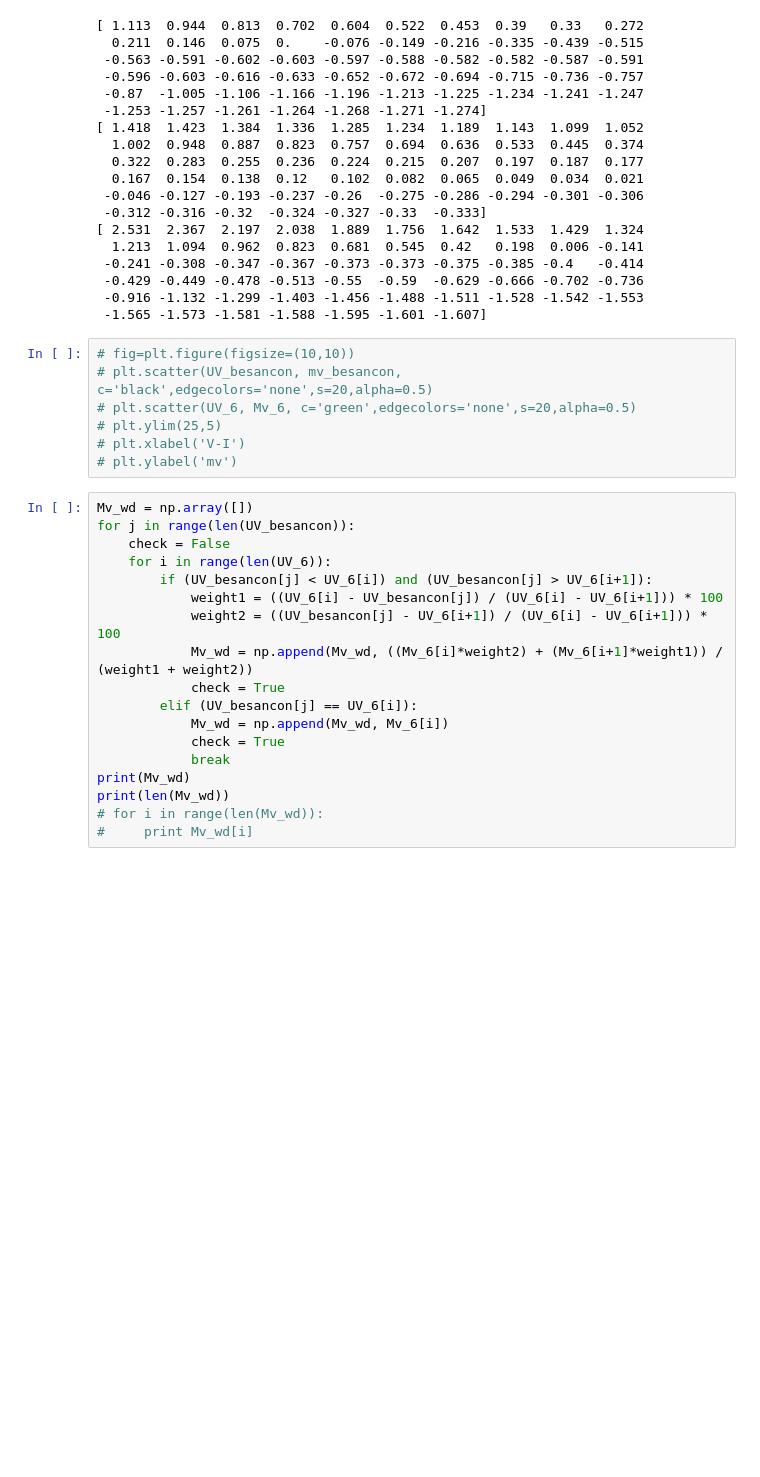
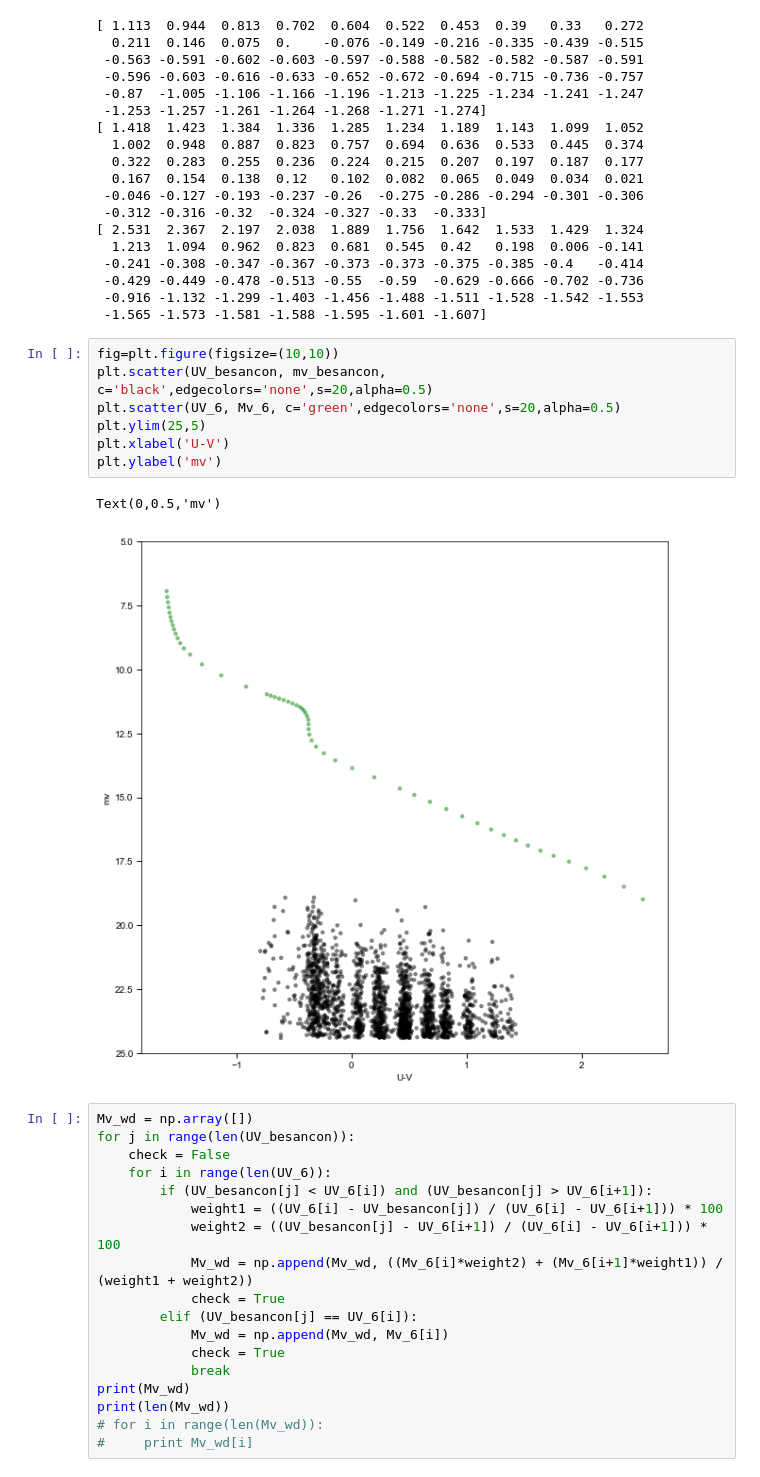
Before and after one commit to tanshijain/SIP2018, a Jupyter notebook: calculating_distance_besancon.ipynb, the cells around one changed output. Drawn from its saved outputs; the diff is of its cells as text; blank space fills up the shorter version.

Commit message:
Updating Besancon Code

```diff
--- a/calculating_distance_besancon.ipynb
+++ b/calculating_distance_besancon.ipynb
@@ -60,12 +60,15 @@ print(UV_6)
  -0.916 -1.132 -1.299 -1.403 -1.456 -1.488 -1.511 -1.528 -1.542 -1.553
  -1.565 -1.573 -1.581 -1.588 -1.595 -1.601 -1.607]
 # %%
-# fig=plt.figure(figsize=(10,10))
-# plt.scatter(UV_besancon, mv_besancon, c='black',edgecolors='none',s=20,alpha=0.5)
-# plt.scatter(UV_6, Mv_6, c='green',edgecolors='none',s=20,alpha=0.5)
-# plt.ylim(25,5)
-# plt.xlabel('V-I')
-# plt.ylabel('mv')
+fig=plt.figure(figsize=(10,10))
+plt.scatter(UV_besancon, mv_besancon, c='black',edgecolors='none',s=20,alpha=0.5)
+plt.scatter(UV_6, Mv_6, c='green',edgecolors='none',s=20,alpha=0.5)
+plt.ylim(25,5)
+plt.xlabel('U-V')
+plt.ylabel('mv')
+# %% [output]
+Text(0,0.5,'mv')
+[figure, added]
 # %%
 Mv_wd = np.array([])
 for j in range(len(UV_besancon)):
```
Also changed, not shown: parts of 2 cells of this notebook, 1 other file.
